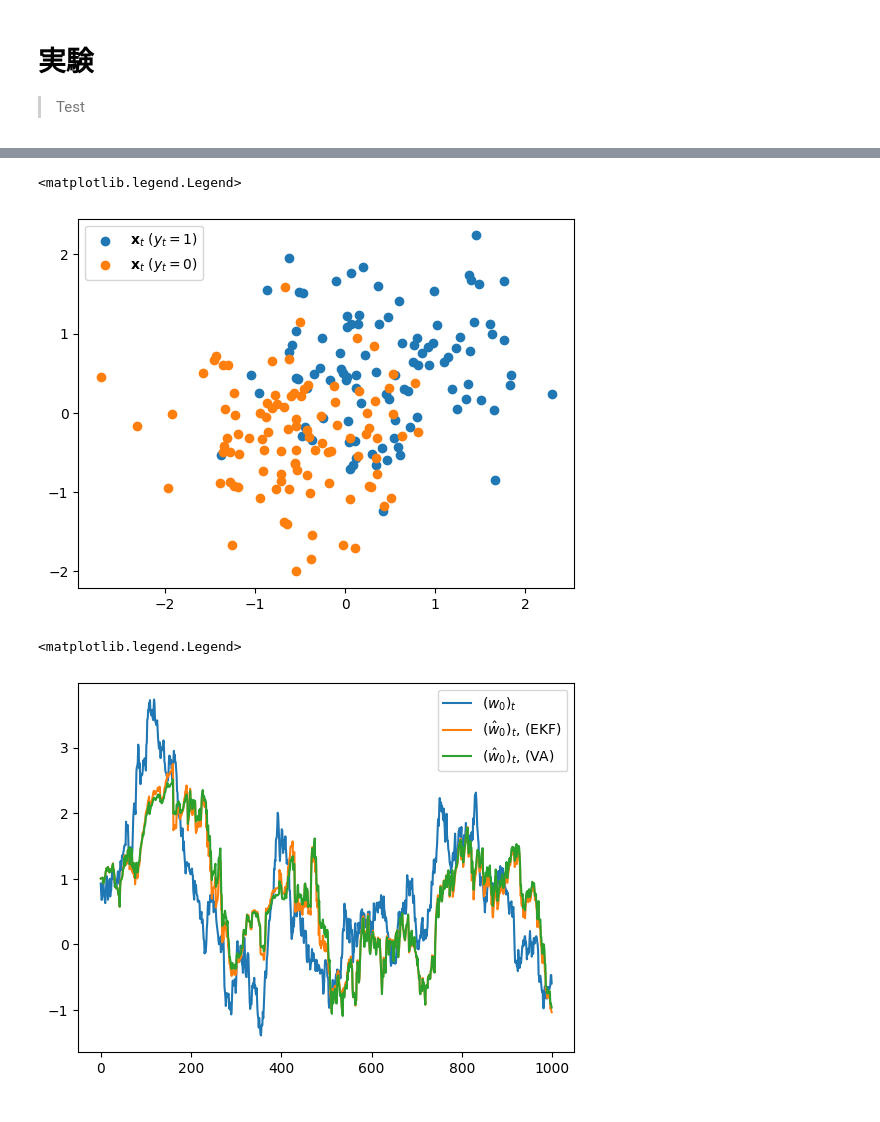
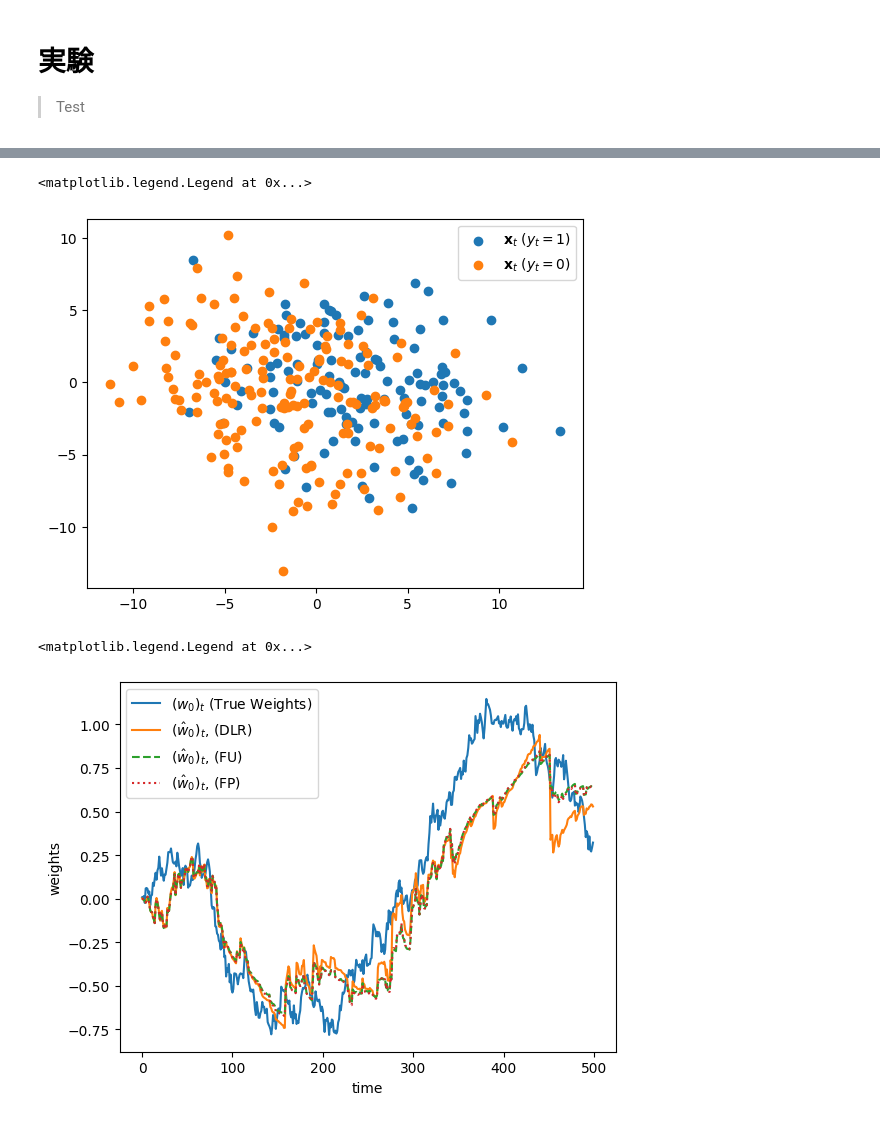
Before and after one commit to SuzuSys/KalmanPaper, a Jupyter notebook: nbs/Exp/00_Exp.ipynb, the cells around one changed output, grey strips where cells are left out. Saved outputs shown, nothing was run; the diff lists cells and outputs as text; code cells hidden in the pictures.

```diff
--- a/nbs/Exp/00_Exp.ipynb
+++ b/nbs/Exp/00_Exp.ipynb
@@ -49,13 +47,18 @@ def exper(
 # %%
-G = jnp.array([[1/2**6, 0], [0, 1/2**6]], dtype=jnp.float32)
-Sigma = jnp.array([[0.5, 0], [0, 0.5]], dtype=jnp.float32)
-w0 = jnp.array([1,1], dtype=jnp.float32)
+N=2
+G = 1/2**9 * jnp.identity(N, dtype=jnp.float32)
+Sigma = 10* jnp.identity(N, dtype=jnp.float32)
+w0 = 0*jnp.ones((N,), dtype=jnp.float32)
 propy1 = 0.5
 
-X, Y, W, (Wtt_EKF, Ptt_EKF), (Wtt_VA, Ptt_VA, Xit_VA) = exper(
-  key=jrd.PRNGKey(0),
-  N=2,
-  T=1000,
+X, Y, W, \
+  (Wtt_EKF, Ptt_EKF), \
+    (Wtt_VA, Ptt_VA, Xit_VA), \
+      (Wtt_EM, Ptt_EM, Xit_EM) \
+        = exper(
+  key=jrd.PRNGKey(422), # 822 522
+  N=N,
+  T=500,
   G=G,
   w0=w0,
   Sigma=Sigma,
@@ -71,18 +74,21 @@ plt.legend()
 # %%
-plt.scatter(X[Y==1][:100,0], X[Y==1][:100,1], label=r"$\mathbf{x}_t\ (y_t=1)$")
-plt.scatter(X[Y==0][:100,0], X[Y==0][:100,1], label=r"$\mathbf{x}_t\ (y_t=0)$")
+plt.scatter(X[Y==1][100:300,0], X[Y==1][100:300,1], label=r"$\mathbf{x}_t\ (y_t=1)$")
+plt.scatter(X[Y==0][100:300,0], X[Y==0][100:300,1], label=r"$\mathbf{x}_t\ (y_t=0)$")
 plt.legend()
 # %% [output]
-<matplotlib.legend.Legend>
+<matplotlib.legend.Legend at 0x...>
-[figure, old version]
+[figure, new version]
 # %%
-plt.plot(W[:,0], label=r"$(w_0)_t$")
-plt.plot(Wtt_EKF[:,0], label=r"$(\hat{w}_0)_t$, (EKF)")
-plt.plot(Wtt_VA[:,0], label=r"$(\hat{w}_0)_t$, (VA)")
+plt.plot(W[:,0], label=r"$(w_0)_t$ (True Weights)")
+plt.plot(Wtt_EKF[:,0], "-", label=r"$(\hat{w}_0)_t$, (DLR)")
+plt.plot(Wtt_VA[:,0], "--", label=r"$(\hat{w}_0)_t$, (FU)")
+plt.plot(Wtt_EM[:,0], ":", label=r"$(\hat{w}_0)_t$, (FP)")
+plt.xlabel("time")
+plt.ylabel("weights")
 plt.legend()
 # %% [output]
-<matplotlib.legend.Legend>
+<matplotlib.legend.Legend at 0x...>
-[figure, old version]
+[figure, new version]
 # %%
 plt.plot(W[:,1], label=r"$(w_1)_t$")
 plt.plot(Wtt_EKF[:,1], label=r"$(\hat{w}_1)_t$, (EKF)")
```
Also changed, not shown: parts of 10 cells of this notebook, 16 other files.
